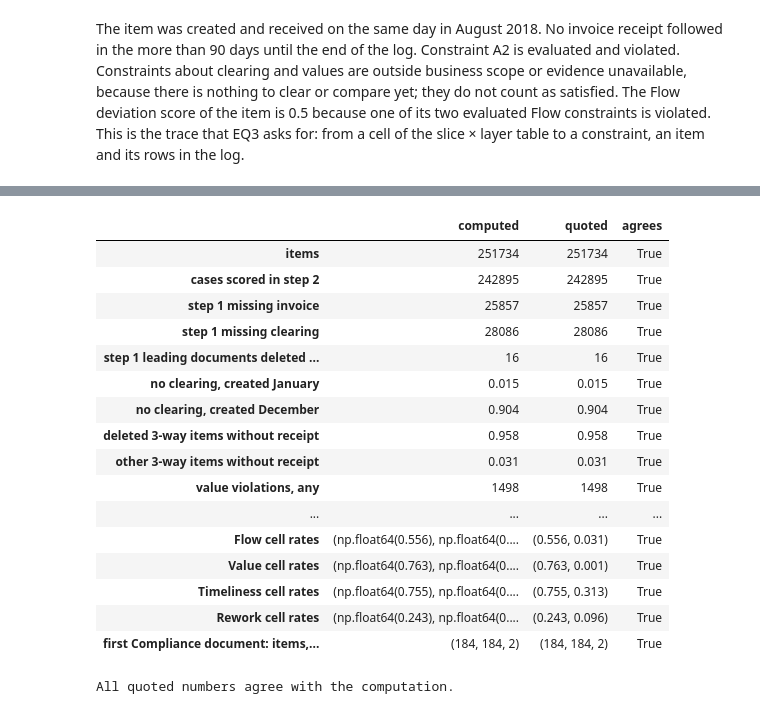
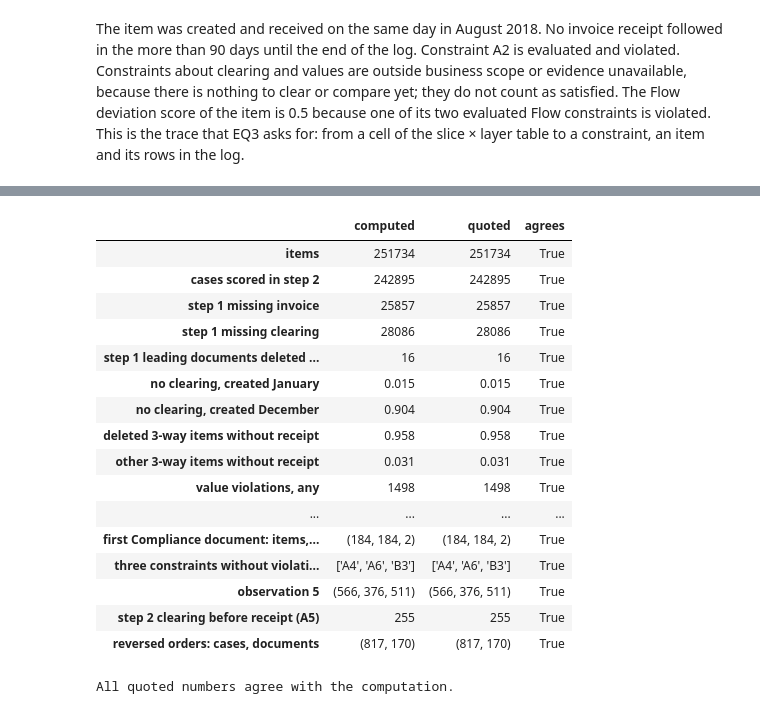
Before and after one commit to feelfine1977/wise-pm-library, a Jupyter notebook: notebooks/WISE_BPIC19_Evaluation_Story.ipynb, the cells around one changed output, grey strips where cells are left out. Drawn from its saved outputs; the diff is of its cells as text; code cells hidden in the pictures.

```diff
--- a/notebooks/WISE_BPIC19_Evaluation_Story.ipynb
+++ b/notebooks/WISE_BPIC19_Evaluation_Story.ipynb
@@ -326,0 +335,8 @@ The time until payment can be measured for most items. The first norm has no con
+# %%
+has = lambda *acts: F.cnt(*acts) > 0
+a5_no_receipt = F.threeway & (F.n_clr > 0) & (F.n_gr == 0)
+obs5 = {"cleared, no receipt recorded": int(a5_no_receipt.sum()),
+        "of these: no invoice receipt either": int((a5_no_receipt & (F.n_ir == 0)).sum()),
+        "of these: with an invoice cancellation": int((a5_no_receipt & has("Cancel Invoice Receipt")).sum())}
+for k, v in obs5.items():
+    print(f"{k}: {v:,}")
@@ -366,7 +404,7 @@ def refined_norm(H=90, ramp_quantiles=(0.5, 0.9), ramp_days=None, tolerance=0.01
         "A2": ("Flow", live & F.invoiced & (~F.df1 | (F.n_gr > 0)),                    mature(F.t_gr.where(F.df1, F.t_cre)), F.n_ir == 0),
         "A3": ("Flow", live & F.invoiced & (F.n_ir > 0) & (F.two_way | (F.n_gr > 0)),  mature(F.ready),                 F.n_clr == 0),
         "A4": ("Flow", live & F.df1,                                                   F.t_ir.notna() & F.t_gr.notna(), F.t_ir < F.t_gr),
-        "A5": ("Flow", live & F.threeway & (F.n_clr > 0), F.t_clr.notna() & ((F.n_gr == 0) | F.t_gr.notna()), (F.n_gr == 0) | (F.t_clr < F.t_gr)),
+        "A5": ("Flow", live & F.threeway & (F.n_clr > 0) & (F.n_ir > 0), F.t_clr.notna() & ((F.n_gr == 0) | F.t_gr.notna()), (F.n_gr == 0) | (F.t_clr < F.t_gr)),
         "A6": ("Flow", live & F.con,                                                   None,                            (F.n_ir > 0) | (F.n_clr > 0)),
         "B1": ("Value", live & F.invoiced,                                             pairs.notna().any(axis=1),       ws.ramp(pairs.max(axis=1), tolerance, 1.0)),
         "T1": ("Timeliness", t_scope,                                                  t_eval,                          ws.ramp(F.days, lo, hi)),
@@ -512,8 +556,7 @@ Each leading cell rests on one constraint. The figure compares, for that constra
 # %%
 slice_of = pd.Series(F.key["spend_flow"], index=F.idx)
 CELLS = [("Flow", "Logistics | DF1", "A2", "Invoice receipt missing after receipt"), ("Value", "Logistics | DF1", "B1", "Recorded values disagree"),
-         ("Timeliness", "Packaging | DF2", "T1", "Clearing slower than the log median"), ("Rework", "Trading & End Products | DF2", "C3", "Price or quantity changed"),
-         ("Flow", "Trading & End Products | DF2", "A5", "Cleared without or before a goods receipt")]
+         ("Timeliness", "Packaging | DF2", "T1", "Clearing slower than the log median"), ("Rework", "Trading & End Products | DF2", "C3", "Price or quantity changed")]
 cell_rows, rate = [], {}
 for layer, s, c, text in CELLS:
     inside = (slice_of == s).to_numpy()
@@ -671,0 +713,8 @@ Items cleared before their goods receipt or without one: 631 in the log, 276 of
+# %%
+rev = ~F.deleted & (F.n_gr == 0) & (F.n_ir == 0) & has("Cancel Goods Receipt") & has("Cancel Invoice Receipt")
+n_rev, d_rev = int(rev.sum()), cases.po[rev.to_numpy()].nunique()
+print(f"Cases whose records hold a cancelled receipt and a cancelled invoice, but no receipt and no invoice receipt: {n_rev:,} in {d_rev:,} purchasing documents")
+print("  by slice:", pd.Series(slice_of[rev.to_numpy()]).value_counts().head(3).to_dict())
+top_v = cases.vendor[rev.to_numpy()].str.replace("vendorID_", "").value_counts().head(2)
+print(f"  two vendors hold {top_v.sum():,} of them: {top_v.to_dict()}")
+print(f"  with a debit memo: {int((rev & has('Vendor creates debit memo')).sum()):,};  with a clearing: {int((rev & (F.n_clr > 0)).sum()):,}")
@@ -869,36 +949,40 @@ checks = {
     "deleted 3-way items without receipt": (round(d3.loc[True, "mean"], 3), 0.958), "other 3-way items without receipt": (round(d3.loc[False, "mean"], 3), 0.031),
     "value violations, any": (any_v, 1498), "value violations, all three": (all_v, 1331),
     "step 2 missing invoice": (T2["A2"], 7931), "step 2 missing clearing": (T2["A3"], 3153),
     "Timeliness contribution": (round(contrib["Timeliness"], 3), 0.046), "total mean case deviation score": (round(contrib.sum(), 3), 0.066),
     "same three leading slices in five views": (len({tuple(pi2[v].head(3).index) for v in views2}), 1),
     "first under Compliance": (pi["Compliance"].index[0], "Logistics | DF1"), "first under Payment performance": (pi["Payment performance"].index[0], "Packaging | DF2"),
     "leading Flow, Value, Timeliness, Rework cells": (tuple(pi[l].index[0] for l in LAYERS), ("Logistics | DF1", "Logistics | DF1", "Packaging | DF2", "Trading & End Products | DF2")),
     "Flow cell rates": (tuple(round(x, 3) for x in rate[("Flow", "Logistics | DF1")]), (0.556, 0.031)),
     "Value cell rates": (tuple(round(x, 3) for x in rate[("Value", "Logistics | DF1")]), (0.763, 0.001)),
     "Timeliness cell rates": (tuple(round(x, 3) for x in rate[("Timeliness", "Packaging | DF2")]), (0.755, 0.313)),
     "Rework cell rates": (tuple(round(x, 3) for x in rate[("Rework", "Trading & End Products | DF2")]), (0.243, 0.096)),
     "first Compliance document: items, cancellations, points in time": ((d.case.nunique(), len(canc), canc.ts.nunique()), (184, 184, 2)),
+    "three constraints without violation in step 1": (sorted(T1.index[T1 == 0]), ["A4", "A6", "B3"]),
+    "observation 5": (tuple(obs5.values()), (566, 376, 511)),
+    "step 2 clearing before receipt (A5)": (T2["A5"], 255),
+    "reversed orders: cases, documents": ((n_rev, d_rev), (817, 170)),
 }
 res = pd.DataFrame({k: {"computed": str(a), "quoted": str(b), "agrees": a == b} for k, (a, b) in checks.items()}).T
 display(res)
 assert res.agrees.all(), "A quoted number does not match the computation."
 print("All quoted numbers agree with the computation.")
 # %% [output]
 |  | computed | quoted | agrees |
 | items | 251734 | 251734 | True |
 | cases scored in step 2 | 242895 | 242895 | True |
 | step 1 missing invoice | 25857 | 25857 | True |
 | step 1 missing clearing | 28086 | 28086 | True |
 | step 1 leading documents deleted ... | 16 | 16 | True |
 | no clearing, created January | 0.015 | 0.015 | True |
 | no clearing, created December | 0.904 | 0.904 | True |
 | deleted 3-way items without receipt | 0.958 | 0.958 | True |
 | other 3-way items without receipt | 0.031 | 0.031 | True |
 | value violations, any | 1498 | 1498 | True |
 | ... | ... | ... | ... |
-| Flow cell rates | (np.float64(0.556), np.float64(0.... | (0.556, 0.031) | True |
-| Value cell rates | (np.float64(0.763), np.float64(0.... | (0.763, 0.001) | True |
-| Timeliness cell rates | (np.float64(0.755), np.float64(0.... | (0.755, 0.313) | True |
-| Rework cell rates | (np.float64(0.243), np.float64(0.... | (0.243, 0.096) | True |
 | first Compliance document: items,... | (184, 184, 2) | (184, 184, 2) | True |
+| three constraints without violati... | ['A4', 'A6', 'B3'] | ['A4', 'A6', 'B3'] | True |
+| observation 5 | (566, 376, 511) | (566, 376, 511) | True |
+| step 2 clearing before receipt (A5) | 255 | 255 | True |
+| reversed orders: cases, documents | (817, 170) | (817, 170) | True |
 All quoted numbers agree with the computation.
```
Also changed, not shown: parts of 37 cells of this notebook, 5 other files.
